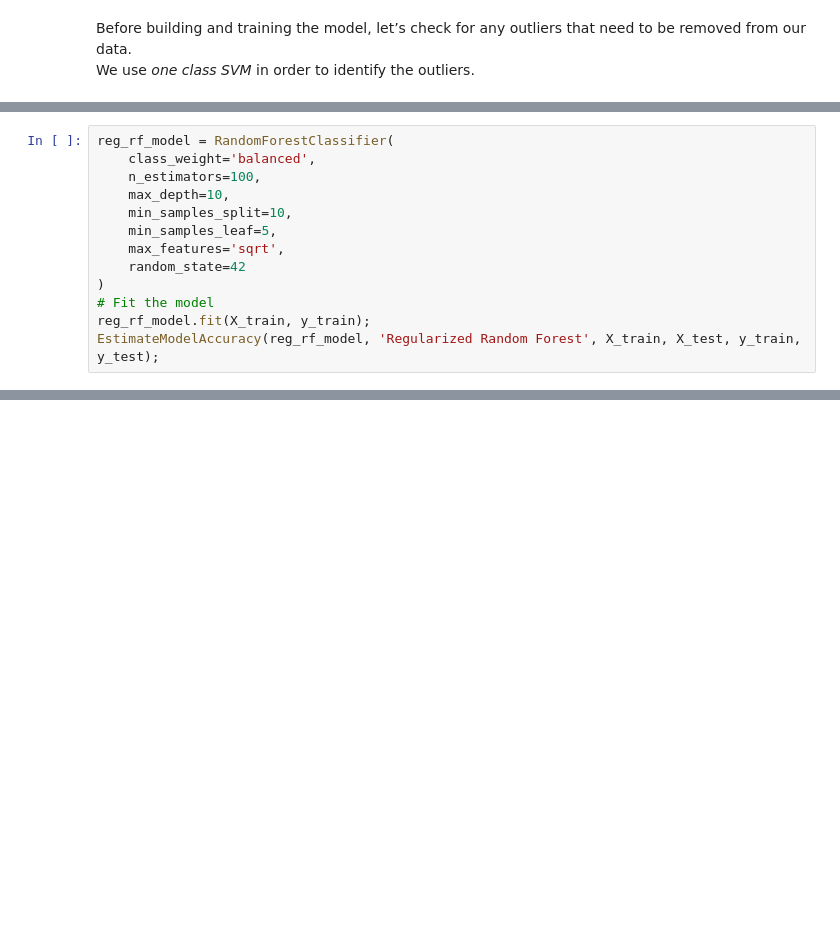
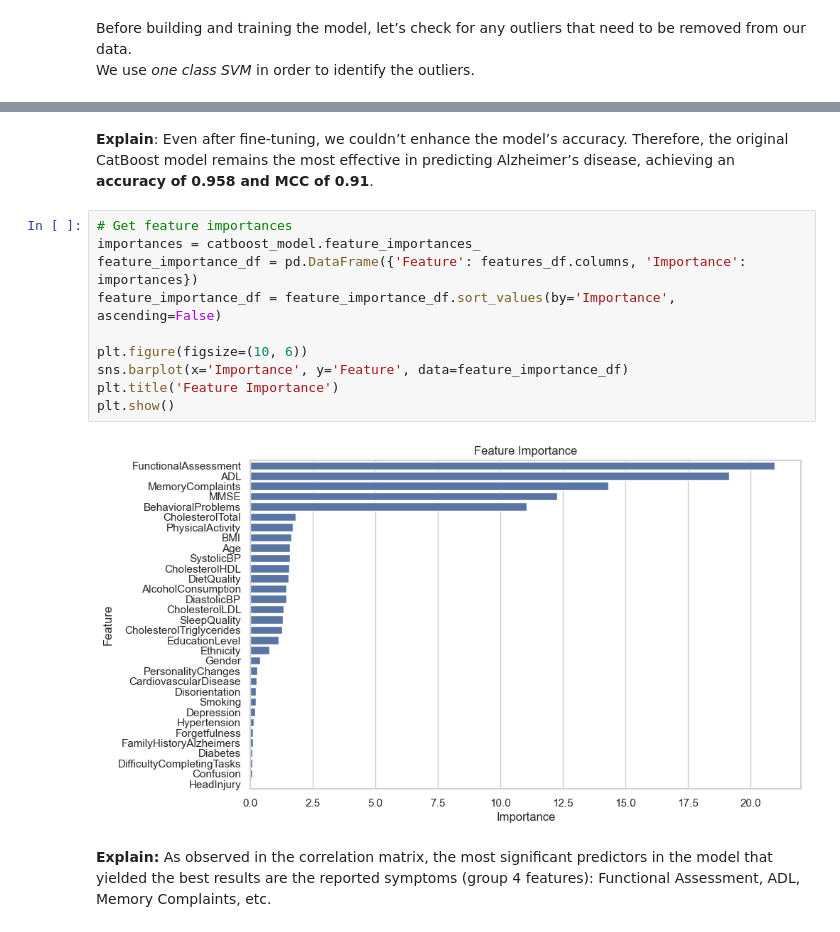
Before and after one commit to gbook0/Alzheimer-Data-Analysis, a Jupyter notebook: Alzheimer.ipynb, the cells around one changed output, grey strips where cells are left out. Drawn from its saved outputs; the diff is of its cells as text; blank space fills up the shorter version.

Commit message:
Finished stage 1 - predictors with all the features

```diff
--- a/Alzheimer.ipynb
+++ b/Alzheimer.ipynb
@@ -263,13 +267,0 @@ A random forest inherently acts as a form of regularization for decision trees.
-# %%
-reg_rf_model = RandomForestClassifier(
-    class_weight='balanced',
-    n_estimators=100,
-    max_depth=10,
-    min_samples_split=10,
-    min_samples_leaf=5,
-    max_features='sqrt',
-    random_state=42
-)
-# Fit the model
-reg_rf_model.fit(X_train, y_train);
-EstimateModelAccuracy(reg_rf_model, 'Regularized Random Forest', X_train, X_test, y_train, y_test);
@@ -315,0 +347,16 @@ Let's try gradient boosting methods.
+# %% [markdown]
+**Explain**: Even after fine-tuning, we couldn’t enhance the model’s accuracy. Therefore, the original CatBoost model remains the most effective in predicting Alzheimer’s disease, achieving an **accuracy of 0.958 and MCC of 0.91**.
+# %%
+# Get feature importances
+importances = catboost_model.feature_importances_
+feature_importance_df = pd.DataFrame({'Feature': features_df.columns, 'Importance': importances})
+feature_importance_df = feature_importance_df.sort_values(by='Importance', ascending=False)
+
+plt.figure(figsize=(10, 6))
+sns.barplot(x='Importance', y='Feature', data=feature_importance_df)
+plt.title('Feature Importance')
+plt.show()
+# %% [output]
+[figure, added]
+# %% [markdown]
+**Explain:** As observed in the correlation matrix, the most significant predictors in the model that yielded the best results are the reported symptoms (group 4 features): Functional Assessment, ADL, Memory Complaints, etc.
```
Also changed, not shown: parts of 31 cells of this notebook.
